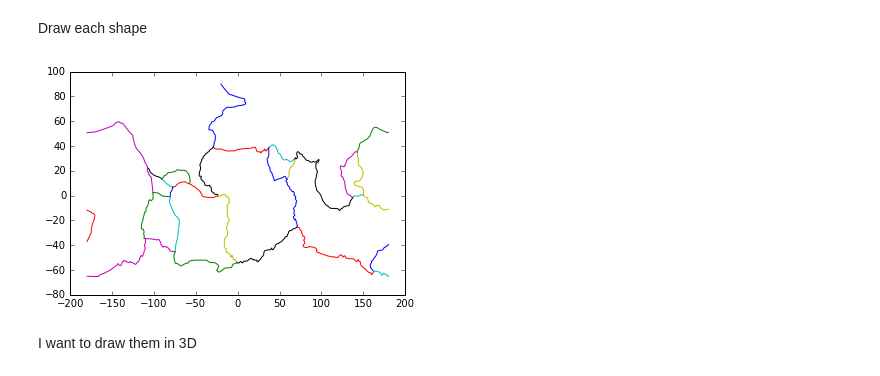
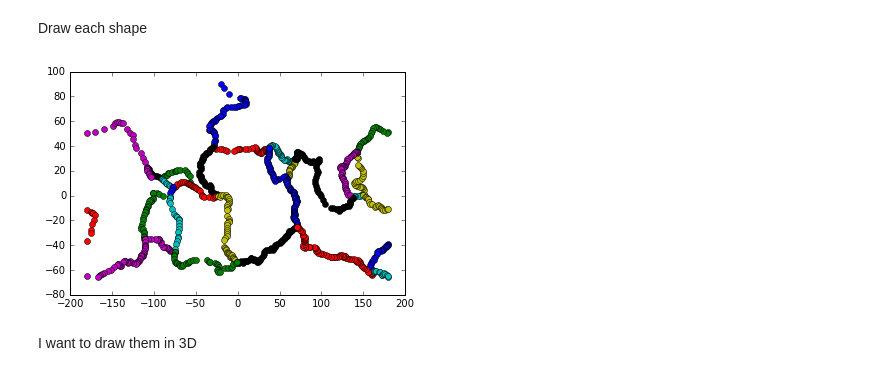
Before and after one commit to jgalazm/tsunamilab, a Jupyter notebook: data/platesShapefiles/platesShapefiles.ipynb, the cells around one changed output. Cells and saved outputs as stored; diff of their text form; code cells hidden in the pictures.

```diff
--- a/data/platesShapefiles/platesShapefiles.ipynb
+++ b/data/platesShapefiles/platesShapefiles.ipynb
@@ -33,12 +33,13 @@ shapeType
 # %% [markdown]
 Draw each shape
 # %%
+nsum = 0
 for shp in shapes:
     p = np.array(shp.points)
-#     print p.shape
-    plt.plot(p[:,0],p[:,1])
+    nsum = nsum + p.shape[0]
+    plt.plot(p[:,0],p[:,1],'o')
 # %% [output]
-[figure, old version]
+[figure, new version]
 # %% [markdown]
 I want to draw them in 3D
 # %%
```
Also changed, not shown: parts of 3 cells of this notebook, 2 other files.
